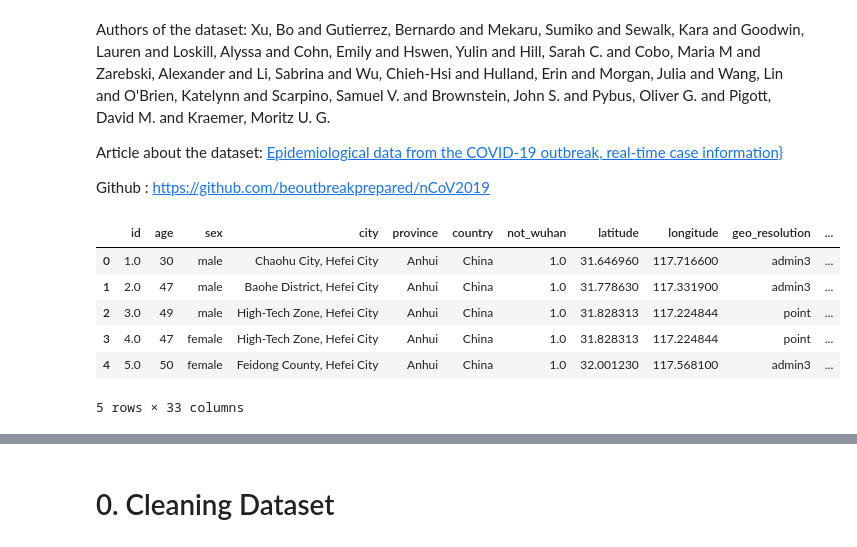
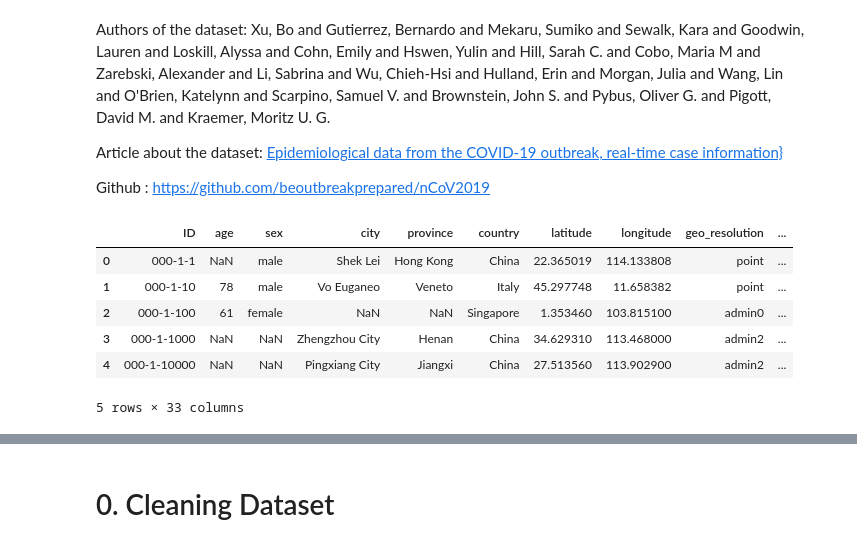
Before and after one commit to andbluedev/Covid-Dataset-Analysis-and-Predictions, a Jupyter notebook: Covid Analysis and Predictions.ipynb, the cells around one changed output, grey strips where cells are left out. Cells and saved outputs as stored; diff of their text form; code cells hidden in the pictures.

```diff
--- a/Covid Analysis and Predictions.ipynb
+++ b/Covid Analysis and Predictions.ipynb
@@ -16,17 +16,18 @@ Article about the dataset: [Epidemiological data from the COVID-19 outbreak, rea
 
 Github : https://github.com/beoutbreakprepared/nCoV2019
 # %%
-url = ('https://raw.githubusercontent.com/beoutbreakprepared/nCoV2019/master/outside_hubei_20200301.csv')
+#url = ('https://raw.githubusercontent.com/beoutbreakprepared/nCoV2019/master/outside_hubei_20200301.csv')
+url = "latestdata.csv"
 
 df = pd.read_csv(url)
 df.head()
 # %% [output]
-|  | id | age | sex | city | province | country | not_wuhan | latitude | longitude | geo_resolution | ... |
-| 0 | 1.0 | 30 | male | Chaohu City, Hefei City | Anhui | China | 1.0 | 31.646960 | 117.716600 | admin3 | ... |
-| 1 | 2.0 | 47 | male | Baohe District, Hefei City | Anhui | China | 1.0 | 31.778630 | 117.331900 | admin3 | ... |
-| 2 | 3.0 | 49 | male | High-Tech Zone, Hefei City | Anhui | China | 1.0 | 31.828313 | 117.224844 | point | ... |
-| 3 | 4.0 | 47 | female | High-Tech Zone, Hefei City | Anhui | China | 1.0 | 31.828313 | 117.224844 | point | ... |
-| 4 | 5.0 | 50 | female | Feidong County, Hefei City | Anhui | China | 1.0 | 32.001230 | 117.568100 | admin3 | ... |
+|  | ID | age | sex | city | province | country | latitude | longitude | geo_resolution | ... |
+| 0 | 000-1-1 | NaN | male | Shek Lei | Hong Kong | China | 22.365019 | 114.133808 | point | ... |
+| 1 | 000-1-10 | 78 | male | Vo Euganeo | Veneto | Italy | 45.297748 | 11.658382 | point | ... |
+| 2 | 000-1-100 | 61 | female | NaN | NaN | Singapore | 1.353460 | 103.815100 | admin0 | ... |
+| 3 | 000-1-1000 | NaN | NaN | Zhengzhou City | Henan | China | 34.629310 | 113.468000 | admin2 | ... |
+| 4 | 000-1-10000 | NaN | NaN | Pingxiang City | Jiangxi | China | 27.513560 | 113.902900 | admin2 | ... |
 5 rows × 33 columns
 # %%
 df.describe(include="all")
```
Also changed, not shown: parts of 10 cells of this notebook, 1 other file.
